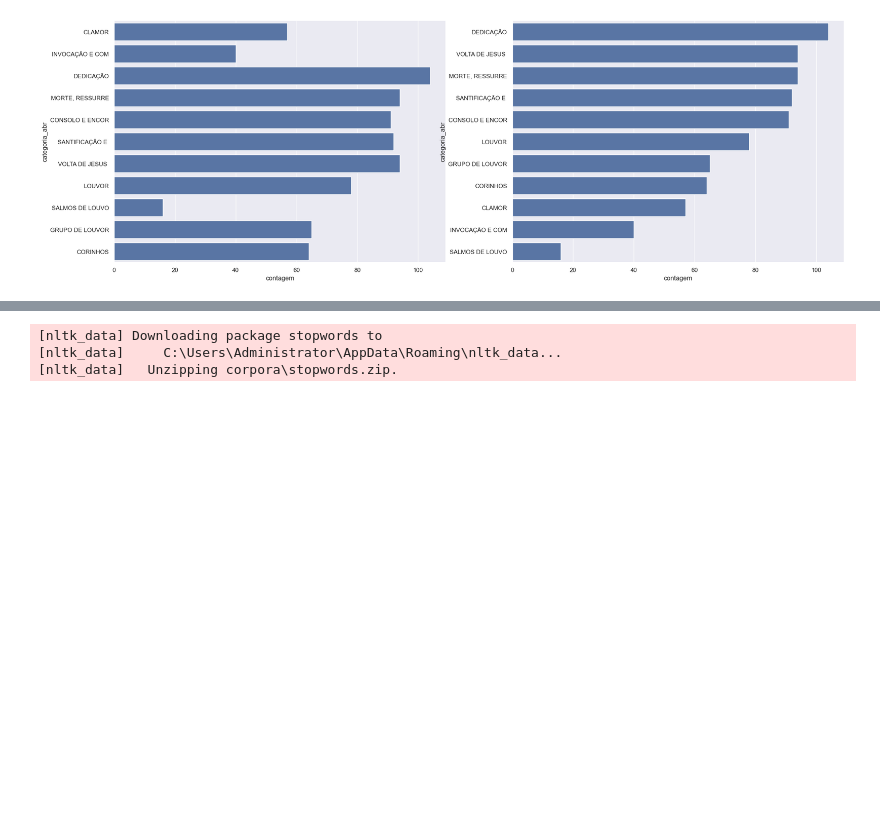
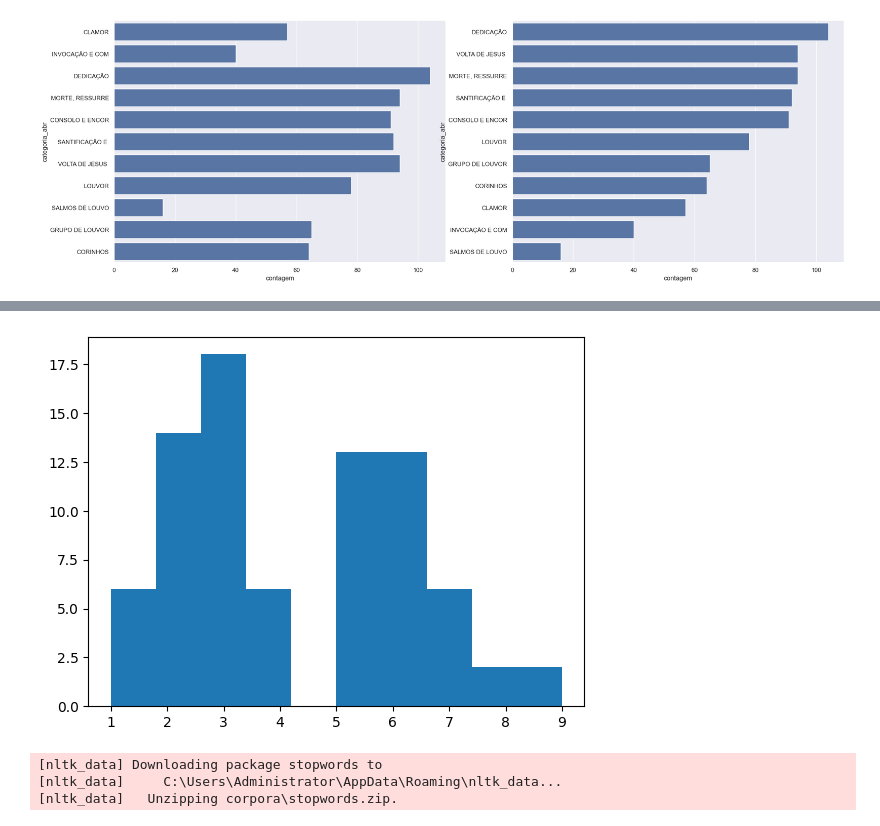
Before and after one commit to evaristocosta/hinos_db, a Jupyter notebook: eda1/eda1.ipynb, the cells around one changed output, grey strips where cells are left out. Cells and saved outputs as stored; diff of their text form; code cells hidden in the pictures; blank space fills up the shorter version.

```diff
--- a/eda1.ipynb
+++ b/eda1/eda1.ipynb
@@ -124,3 +125,11 @@ sns.barplot(
 # %% [output]
 <Axes: xlabel='contagem', ylabel='categoria_abr'>
 [figure]
+# %%
+import nltk
+from nltk.tokenize import word_tokenize, regexp_tokenize
+
+nltk.download("punkt_tab")
+
+# word_tokenize(hinos_analise.iloc[0]["texto_limpo"])
+tokenized_lines = regexp_tokenize(hinos_analise.iloc[0]["texto_limpo"], r"\w+")
@@ -127,3 +140,16 @@ sns.barplot(
+# %%
+import matplotlib.pyplot as plt
+
+# Make a frequency list of lengths: line_num_words
+line_num_words = [len(t_line) for t_line in tokenized_lines]
+
+# Plot a histogram of the line lengths
+plt.hist(line_num_words)
+
+# Show the plot
+plt.show()
+# %% [output]
+[figure, added]
 # %%
 import string
 import nltk
```
Also changed, not shown: parts of 5 cells of this notebook, 6 other files.
